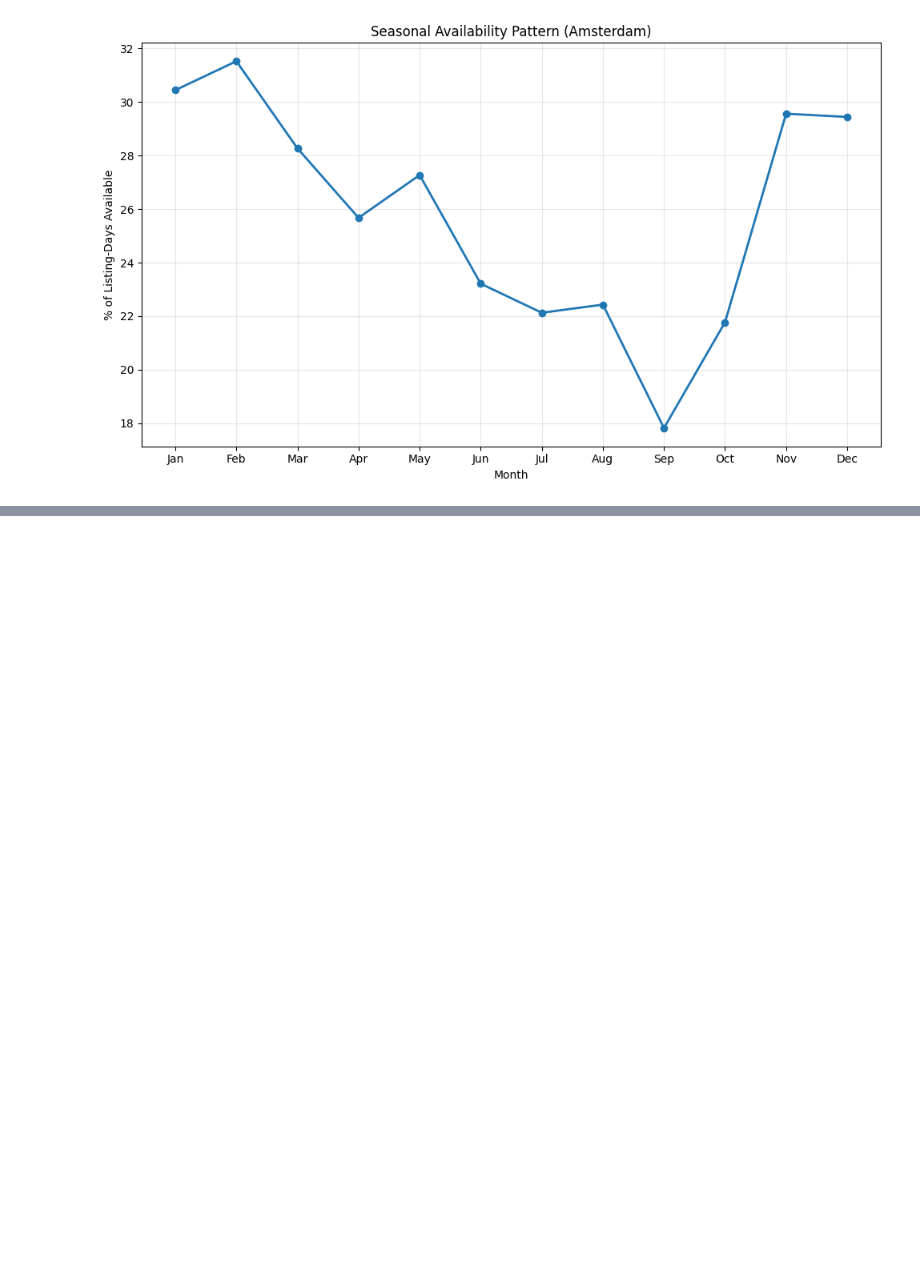
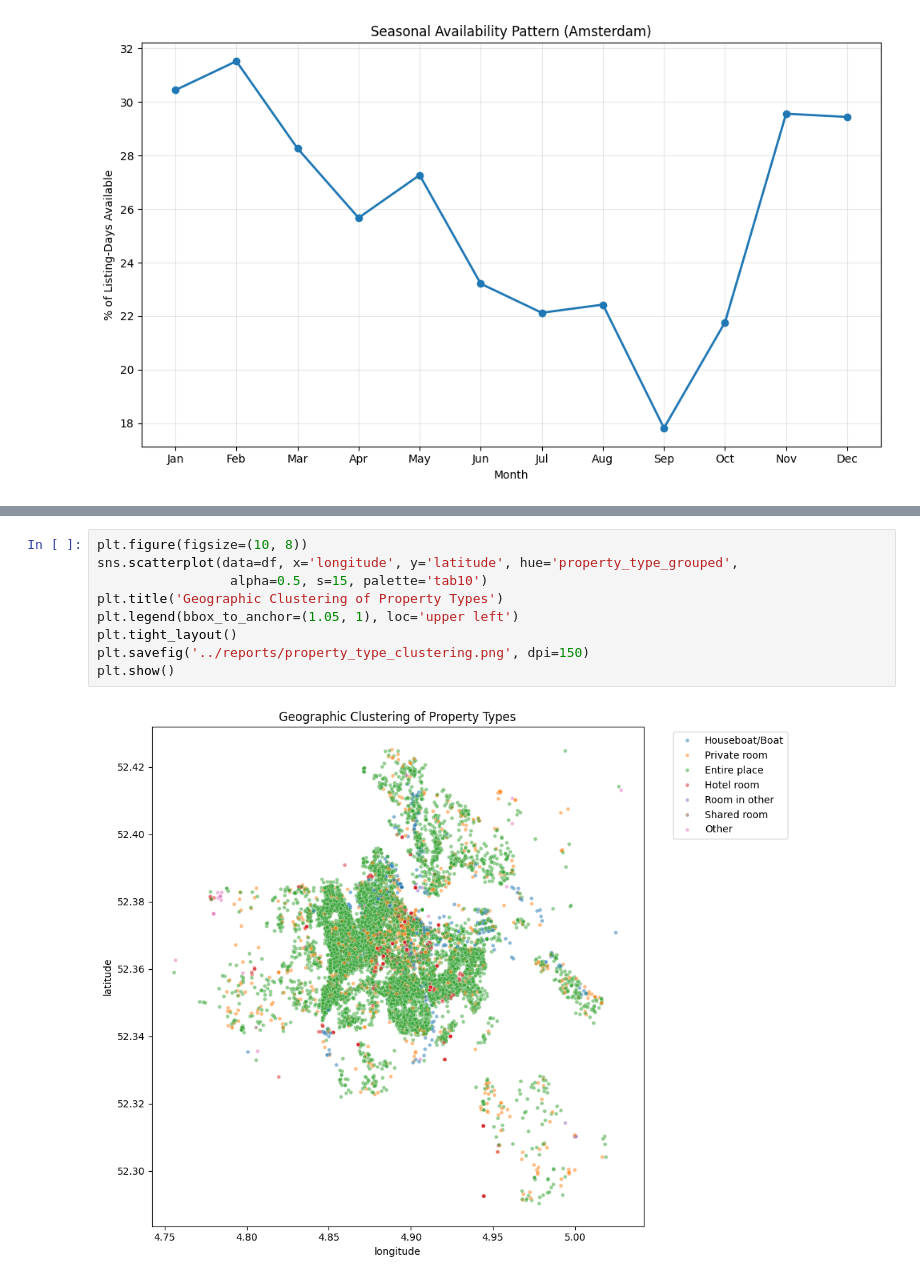
Before and after one commit to HimayaPathirage/airbnb-amsterdam, a Jupyter notebook: notebooks/section4_eda.ipynb, the cells around one changed output, grey strips where cells are left out. Cells and saved outputs as stored; diff of their text form; blank space fills up the shorter version.

Commit message:
Add 4.2  Geographic & Spatial Analysis

```diff
--- a/notebooks/section4_eda.ipynb
+++ b/notebooks/section4_eda.ipynb
@@ -192,0 +317,11 @@ plt.show()
+# %%
+plt.figure(figsize=(10, 8))
+sns.scatterplot(data=df, x='longitude', y='latitude', hue='property_type_grouped',
+                 alpha=0.5, s=15, palette='tab10')
+plt.title('Geographic Clustering of Property Types')
+plt.legend(bbox_to_anchor=(1.05, 1), loc='upper left')
+plt.tight_layout()
+plt.savefig('../reports/property_type_clustering.png', dpi=150)
+plt.show()
+# %% [output]
+[figure, added]
```
Also changed, not shown: parts of 7 cells of this notebook, 6 other files.
